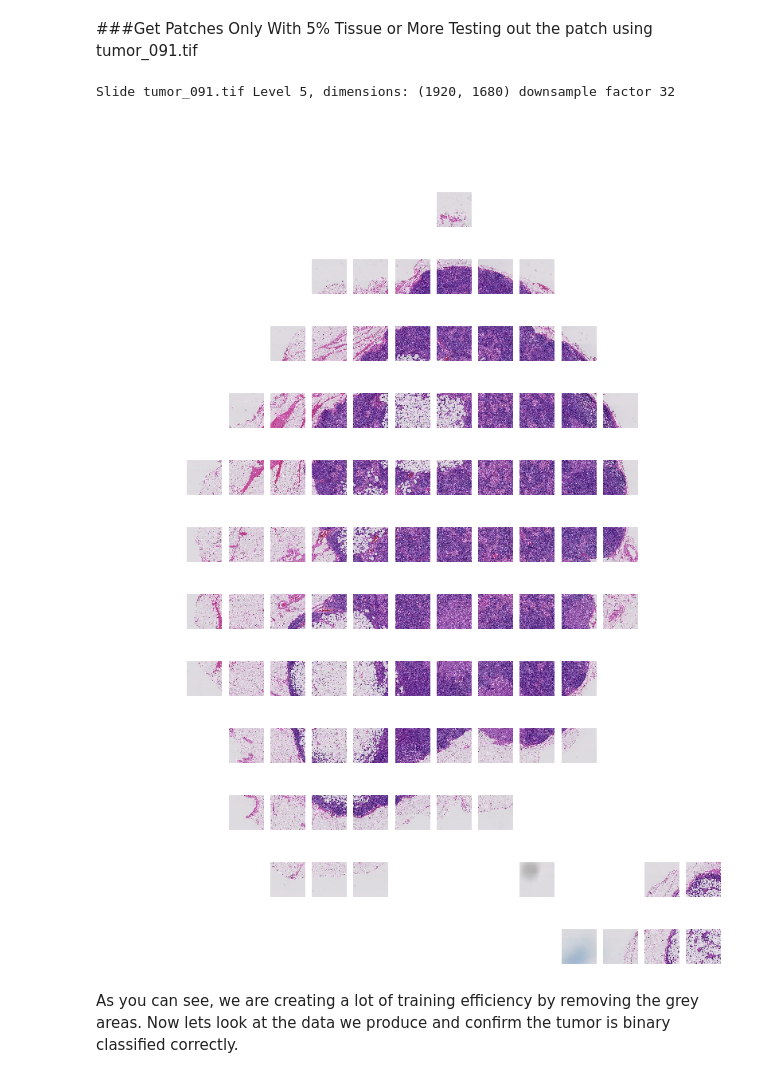
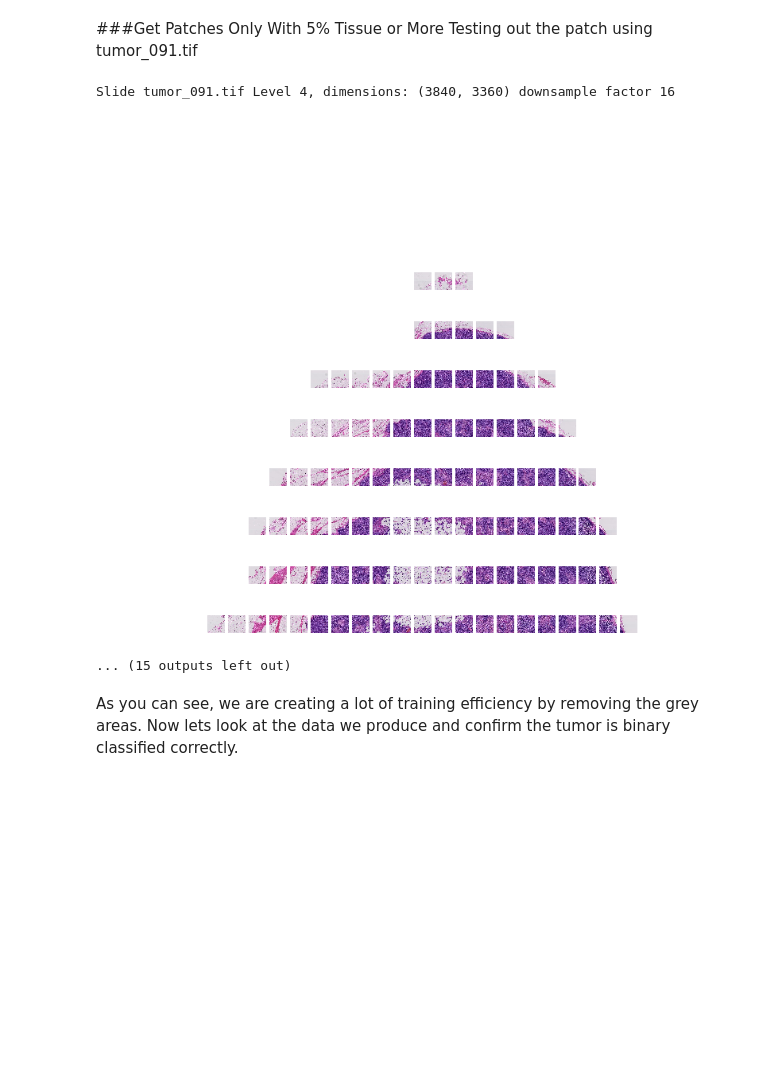
Before and after one commit to muftaye/deep_cancer_imaging, a Jupyter notebook: final_project.ipynb, the cells around one changed output. Saved outputs shown, nothing was run; the diff lists cells and outputs as text; code cells hidden in the pictures; blank space fills up the shorter version.

```diff
--- a/final_project.ipynb
+++ b/final_project.ipynb
@@ -327,25 +327,24 @@ def get_good_patches(slide, tumor_mask, slideId,
   return data
 # %%
 #test out the slide with 5% tissue
-level=5
+level=4
 size=128 #128 by 128 grid
 
 trial_data = get_good_patches(slide, tumor_mask, slideId='091', slide_path=slide_path, level=level, size=size, percent=5, plot=True)
 # %% [output]
-Slide tumor_091.tif Level 5, dimensions: (1920, 1680) downsample factor 32
+Slide tumor_091.tif Level 4, dimensions: (3840, 3360) downsample factor 16
-[figure, old version]
+[figure, new version]
-[figure, old version]
+[figure, new version]
-[figure, old version]
+[figure, new version]
-[figure, old version]
+[figure, new version]
-[figure, old version]
+[figure, new version]
-[figure, old version]
+[figure, new version]
-[figure, old version]
+[figure, new version]
-[figure, old version]
+[figure, new version]
-[figure, old version]
+[figure, new version]
-[figure, old version]
+[figure, new version]
-[figure, old version]
+[figure, new version]
-[figure, removed]
-[figure, removed]
+... (15 outputs left out)
 # %% [markdown]
 As you can see, we are creating a lot of training efficiency by removing the grey areas.  Now lets look at the data we produce and confirm the tumor is binary classified correctly.
 # %%
```
Also changed, not shown: parts of 8 cells of this notebook.
